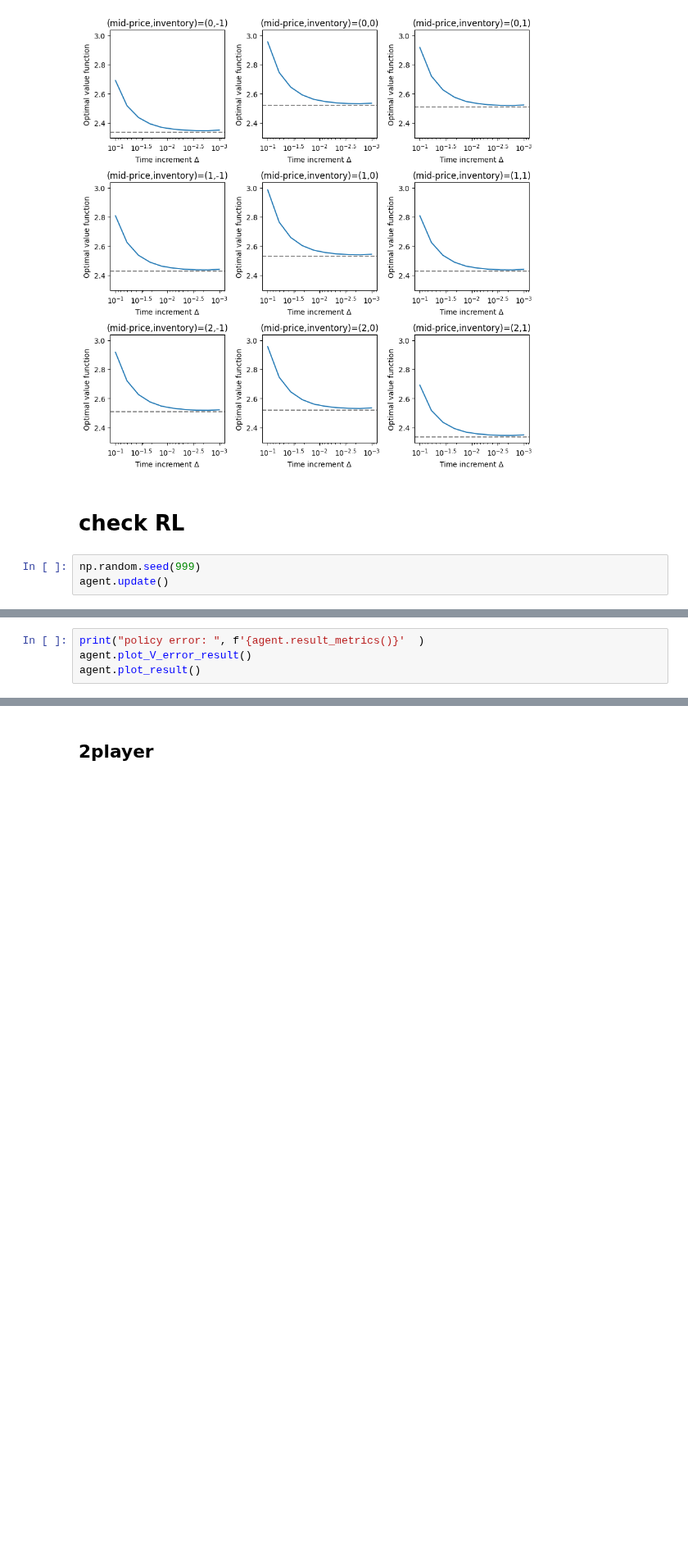
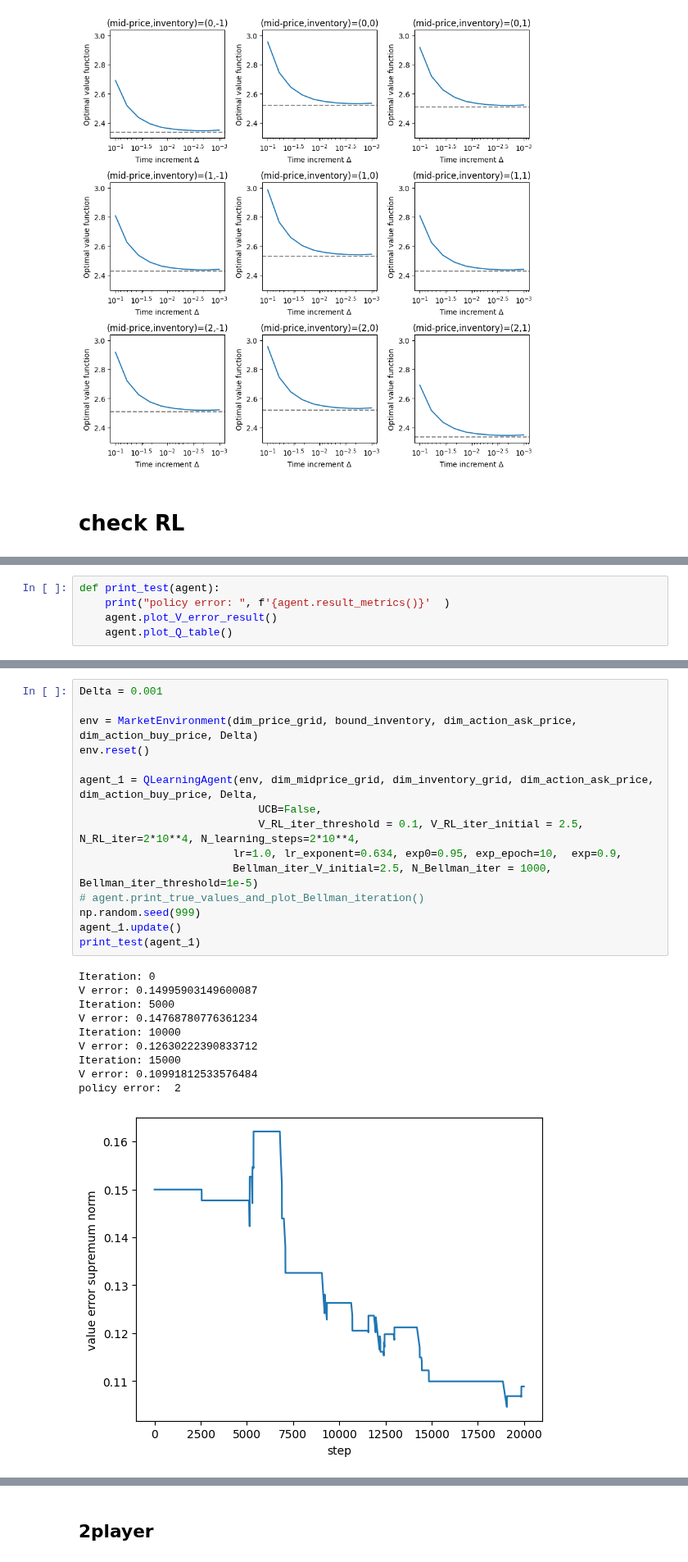
Before and after one commit to zyh-pku/Reinforcement-Learning-and-Market-Making, a Jupyter notebook: doc/single_agent_large_dim_true_value.ipynb, the cells around one changed output, grey strips where cells are left out. Shown at 82% size. Drawn from its saved outputs; the diff is of its cells as text; blank space fills up the shorter version.

Commit message:
add error plot functions and fix value error

```diff
--- a/doc/single_agent_large_dim_true_value.ipynb
+++ b/doc/single_agent_large_dim_true_value.ipynb
@@ -62,6 +62,3 @@ plt.show()
 [figure]
 # %% [markdown]
 # check RL
-# %%
-np.random.seed(999)
-agent.update()
@@ -89,4 +65,5 @@ V error: 0.10559395360737289
 # %%
-print("policy error: ", f'{agent.result_metrics()}'  )
-agent.plot_V_error_result()
-agent.plot_result()
+def print_test(agent):
+    print("policy error: ", f'{agent.result_metrics()}'  )
+    agent.plot_V_error_result()
+    agent.plot_Q_table()
@@ -121,0 +90,26 @@ agent = QLearningAgent(env, dim_midprice_grid, dim_inventory_grid, dim_action_as
+# %%
+Delta = 0.001
+
+env = MarketEnvironment(dim_price_grid, bound_inventory, dim_action_ask_price, dim_action_buy_price, Delta)
+env.reset()
+
+agent_1 = QLearningAgent(env, dim_midprice_grid, dim_inventory_grid, dim_action_ask_price, dim_action_buy_price, Delta,
+                            UCB=False,
+                            V_RL_iter_threshold = 0.1, V_RL_iter_initial = 2.5, N_RL_iter=2*10**4, N_learning_steps=2*10**4,
+                        lr=1.0, lr_exponent=0.634, exp0=0.95, exp_epoch=10,  exp=0.9,
+                        Bellman_iter_V_initial=2.5, N_Bellman_iter = 1000, Bellman_iter_threshold=1e-5)
+# agent.print_true_values_and_plot_Bellman_iteration()
+np.random.seed(999)
+agent_1.update()
+print_test(agent_1)
+# %% [output]
+Iteration: 0
+V error: 0.14995903149600087
+Iteration: 5000
+V error: 0.14768780776361234
+Iteration: 10000
+V error: 0.12630222390833712
+Iteration: 15000
+V error: 0.10991812533576484
+policy error:  2
+[figure, added]
```
Also changed, not shown: parts of 11 cells of this notebook.
